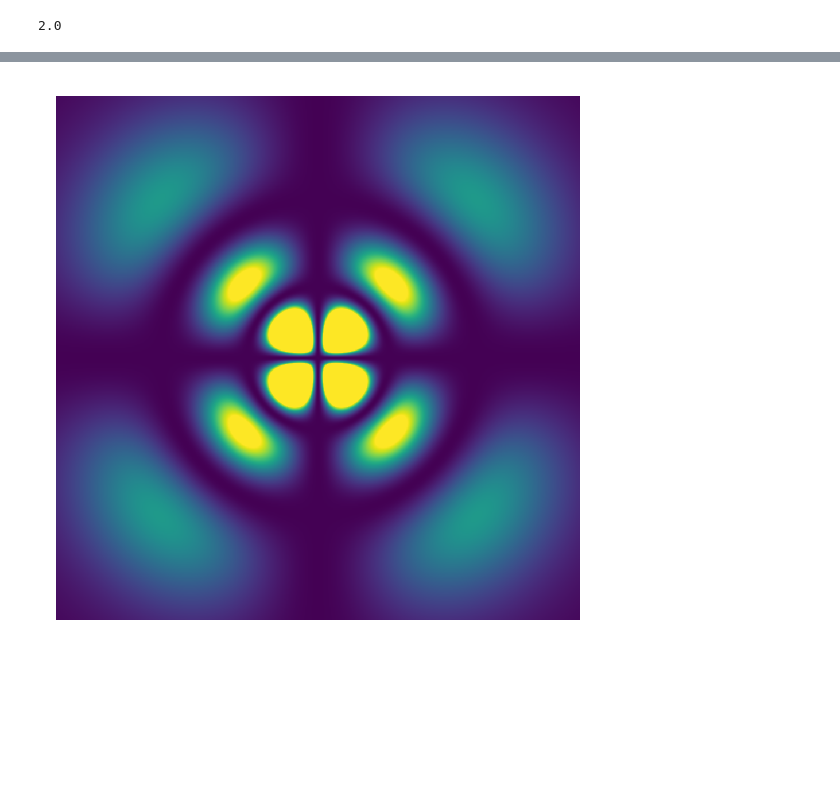
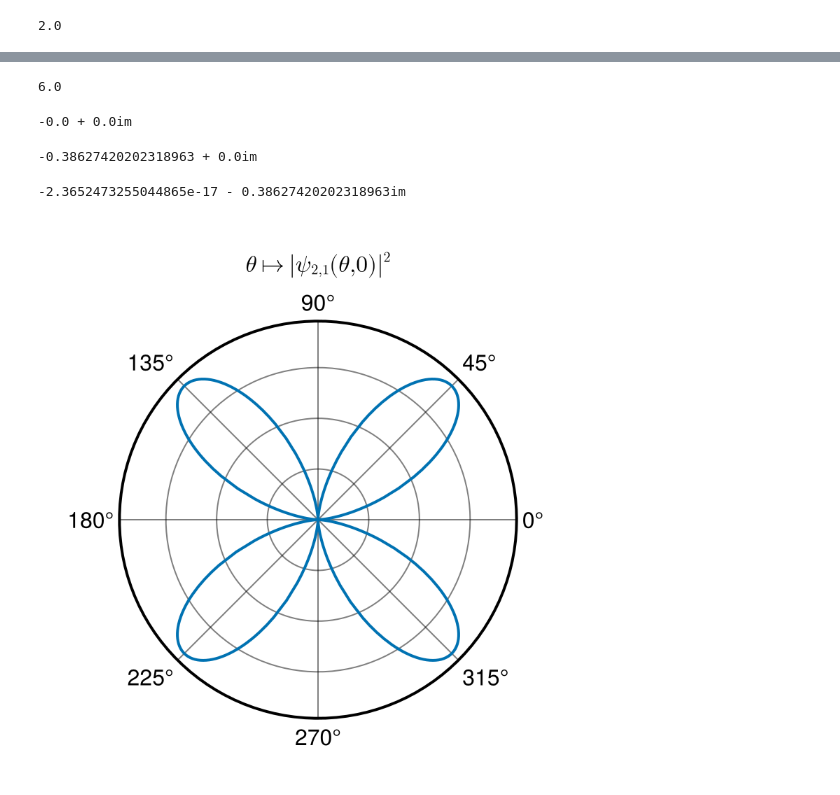
Before and after one commit to ohno/Antique.jl, a Jupyter notebook: developer/dev.ipynb, the cells around one changed output, grey strips where cells are left out. Drawn from its saved outputs; the diff is of its cells as text; code cells hidden in the pictures; blank space fills up the shorter version.

Commit message:
Add plots for RigidRotor

```diff
--- a/developer/dev.ipynb
+++ b/developer/dev.ipynb
@@ -17,6 +15,6 @@ using CairoMakie
 # %%
 using Antique
 # %%
-RR = RigidRotor(m1=1.0, m2=1.0, R= 1.0, ℏ=1.0)
+RR = RigidRotor(m₁=1.0, m₂=1.0, R=1.0, ℏ=1.0)
 # %% [output]
 RigidRotor(1.0, 1.0, 1.0, 1.0)
@@ -363,19 +29,26 @@ f
-# %%
-using Antique
-H = HydrogenAtom(Z=1, Eₕ=1.0, a₀=1.0, mₑ=1.0, ℏ=1.0)
-loop(x) = x<-1 ? loop(x+2) : (1<x ? loop(x-2) : x)
-myacos(x) = acos(loop(x))
-r(x,y,z)  = sqrt(x^2+y^2+z^2)
-θ(x,y,z) = x^2+y^2<1e-9 ? 0 : myacos(z/r(x,y,z))
-φ(x,y,z) = y^2<1e-9 ? 0 : sign(y)*myacos(x/sqrt(x^2+y^2))
-P(x,y,z) = abs(ψ(H,r(x,y,z),θ(x,y,z),φ(x,y,z),n=5,l=2,m=1))^2
-
-using CairoMakie
-f = Figure(size=(500,500), backgroundcolor=:transparent)
-a = Axis(f[1,1], aspect=1)
-hidespines!(a)
-hidedecorations!(a)
-heatmap!(a, -40:0.1:40, -40:0.1:40, (y,z) -> P(0,y,z), colorrange=(0.0,0.00001))
-f
-# %% [output]
-[figure, removed]
+# %%
+E(RR, l=2)
+# %% [output]
+6.0
+# %%
+ψ(RR, 0, 0, l=2, m=1)
+# %% [output]
+-0.0 + 0.0im
+# %%
+ψ(RR, π/4, 0, l=2, m=1)
+# %% [output]
+-0.38627420202318963 + 0.0im
+# %%
+ψ(RR, π/4, π/2, l=2, m=1)
+# %% [output]
+-2.3652473255044865e-17 - 0.38627420202318963im
+# %%
+using CairoMakie
+
+f = Figure(size=(400,400))
+ax = PolarAxis(f[1,1], title=L"$\theta\mapsto|\psi_{2,1}(\theta,0)|^2$", rticklabelsvisible=false)
+lines!(ax, 0..2pi, θ->abs(ψ(RR,θ,0,l=2,m=1))^2, linewidth=2)
+
+f
+# %% [output]
+[figure, added]
```
Also changed, not shown: parts of 32 cells of this notebook, 1 other file.
